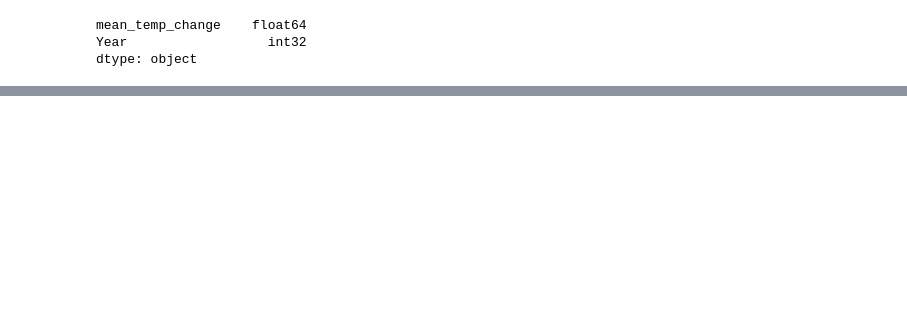
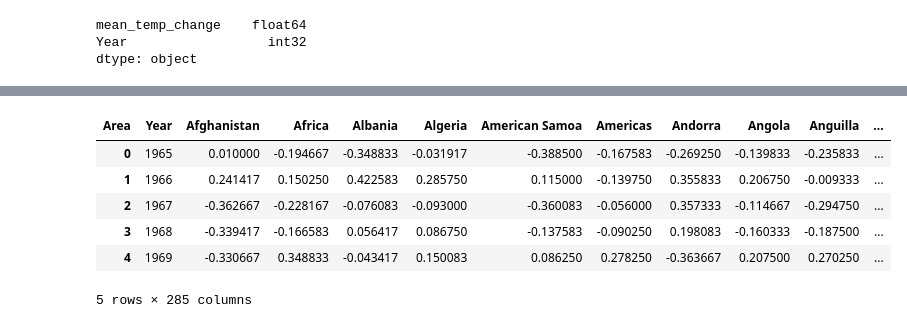
Before and after one commit to yuyhong23/One-Hot_Future, a Jupyter notebook: data_cleaning_temperature.ipynb, the cells around one changed output, grey strips where cells are left out. Drawn from its saved outputs; the diff is of its cells as text; code cells hidden in the pictures; blank space fills up the shorter version.

```diff
--- a/data_cleaning_temperature.ipynb
+++ b/data_cleaning_temperature.ipynb
@@ -392,0 +387,20 @@ new_data_df.to_sql(name='emission_benchmarks', con=engine, if_exists='replace',
+# %%
+original2 = transformed_group['Year']
+years1 = []
+x = 0
+for year in original2:
+    newyear1 = year.replace("Y", "")
+    years1.append(newyear1)
+    x = x+1
+# %%
+transformed_group['Year'] = years1
+# %%
+transformed_group.head()
+# %% [output]
+| Area | Year | Afghanistan | Africa | Albania | Algeria | American Samoa | Americas | Andorra | Angola | Anguilla | ... |
+| 0 | 1965 | 0.010000 | -0.194667 | -0.348833 | -0.031917 | -0.388500 | -0.167583 | -0.269250 | -0.139833 | -0.235833 | ... |
+| 1 | 1966 | 0.241417 | 0.150250 | 0.422583 | 0.285750 | 0.115000 | -0.139750 | 0.355833 | 0.206750 | -0.009333 | ... |
+| 2 | 1967 | -0.362667 | -0.228167 | -0.076083 | -0.093000 | -0.360083 | -0.056000 | 0.357333 | -0.114667 | -0.294750 | ... |
+| 3 | 1968 | -0.339417 | -0.166583 | 0.056417 | 0.086750 | -0.137583 | -0.090250 | 0.198083 | -0.160333 | -0.187500 | ... |
+| 4 | 1969 | -0.330667 | 0.348833 | -0.043417 | 0.150083 | 0.086250 | 0.278250 | -0.363667 | 0.207500 | 0.270250 | ... |
+5 rows × 285 columns
```
Also changed, not shown: parts of 28 cells of this notebook, 2 other files.
